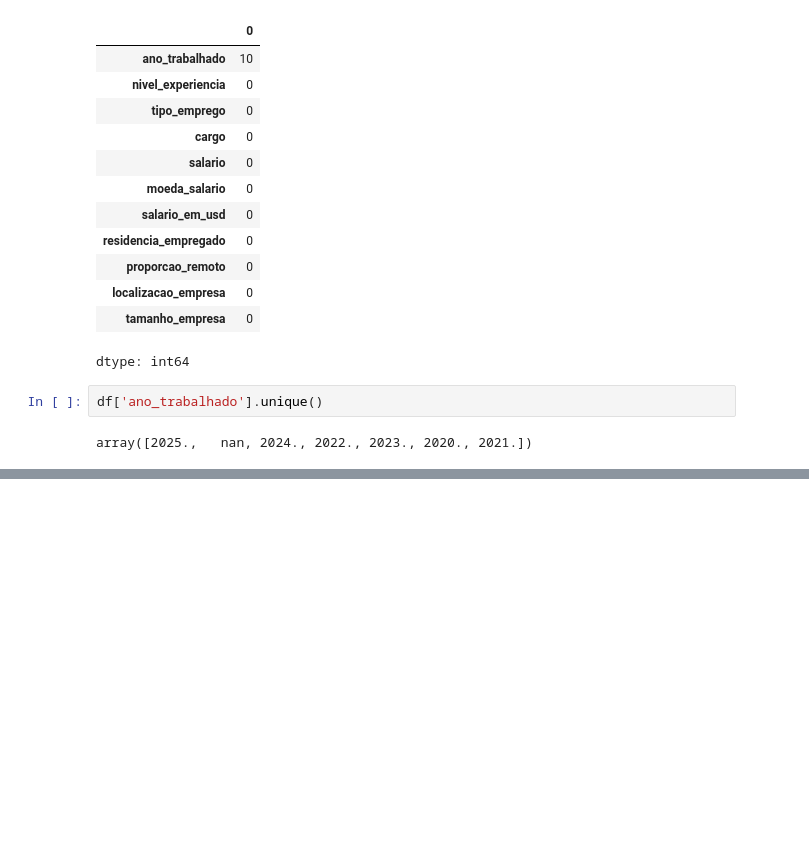
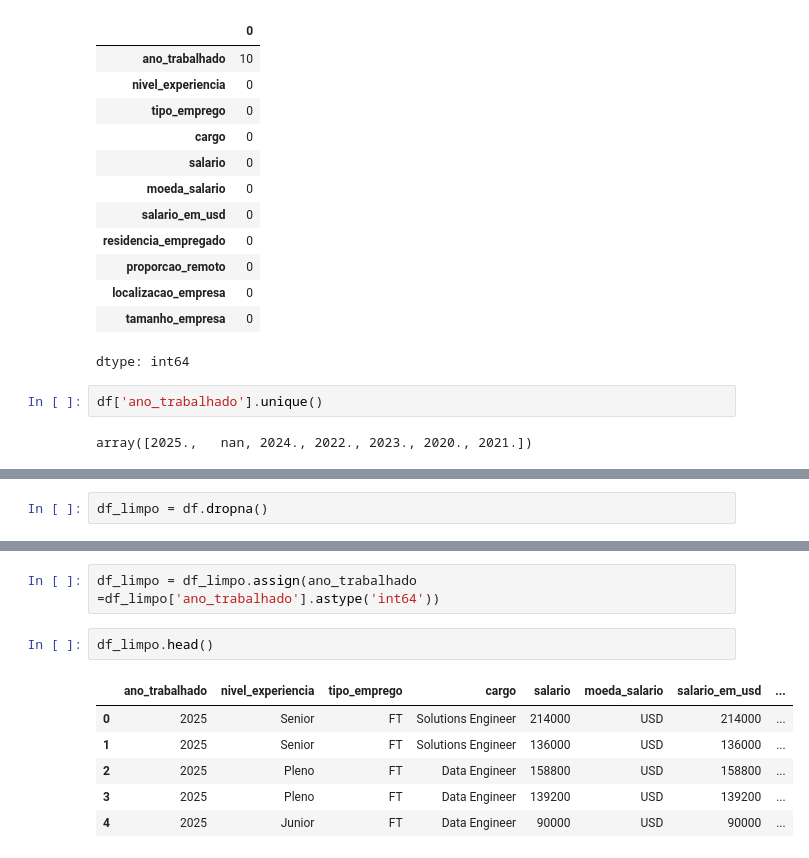
Before and after one commit to Xavier-sa/aprendizado, a Jupyter notebook: ALURA/Aula_1_Imersão_dados_com_python.ipynb, the cells around one changed output, grey strips where cells are left out. Cells and saved outputs as stored; diff of their text form; blank space fills up the shorter version.

```diff
--- a/ALURA/Aula_1_Imersão_dados_com_python.ipynb
+++ b/ALURA/Aula_1_Imersão_dados_com_python.ipynb
@@ -255,0 +306,2 @@ array([2025.,   nan, 2024., 2022., 2023., 2020., 2021.])
+# %%
+df_limpo = df.dropna()
@@ -255,0 +370,11 @@ array([2025.,   nan, 2024., 2022., 2023., 2020., 2021.])
+# %%
+df_limpo = df_limpo.assign(ano_trabalhado =df_limpo['ano_trabalhado'].astype('int64'))
+# %%
+df_limpo.head()
+# %% [output]
+|  | ano_trabalhado | nivel_experiencia | tipo_emprego | cargo | salario | moeda_salario | salario_em_usd | ... |
+| 0 | 2025 | Senior | FT | Solutions Engineer | 214000 | USD | 214000 | ... |
+| 1 | 2025 | Senior | FT | Solutions Engineer | 136000 | USD | 136000 | ... |
+| 2 | 2025 | Pleno | FT | Data Engineer | 158800 | USD | 158800 | ... |
+| 3 | 2025 | Pleno | FT | Data Engineer | 139200 | USD | 139200 | ... |
+| 4 | 2025 | Junior | FT | Data Engineer | 90000 | USD | 90000 | ... |
```
Also changed, not shown: parts of 7 cells of this notebook.
